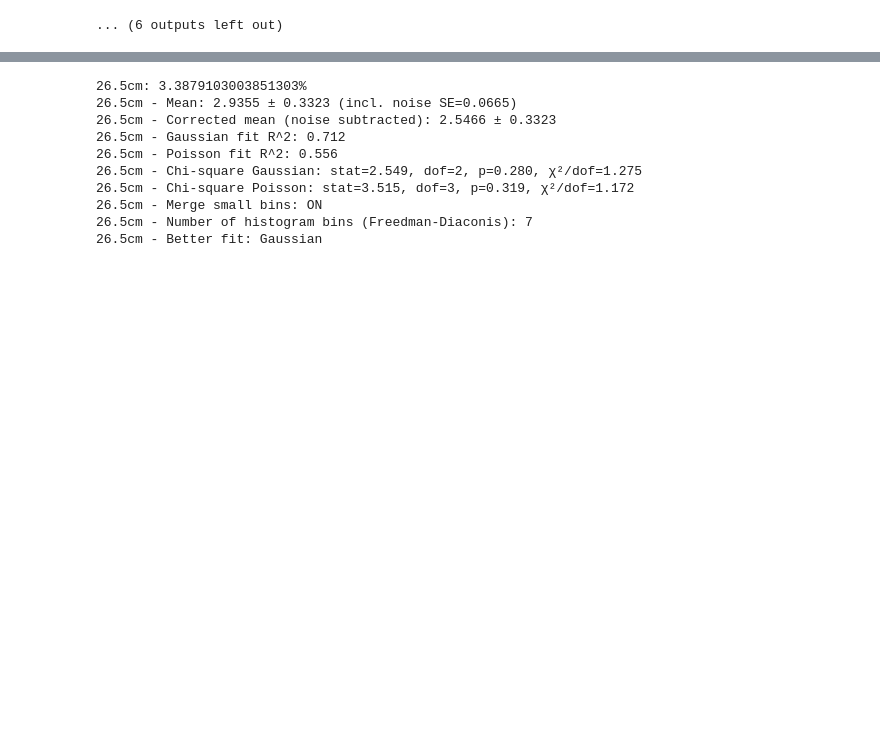
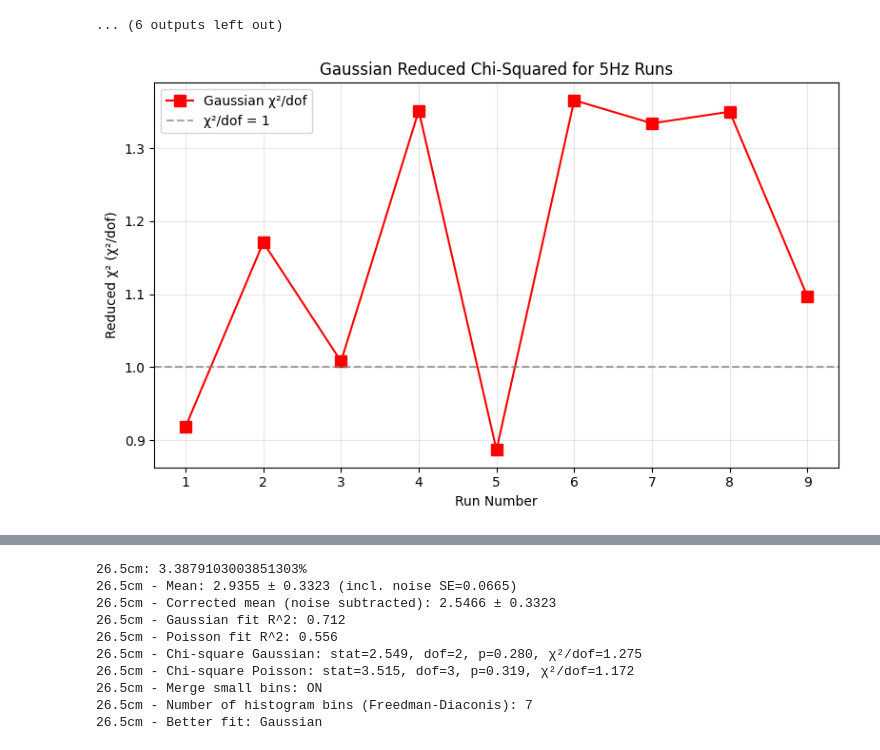
Before and after one commit to roznik20/geiger-lab, a Jupyter notebook: main.ipynb, the cells around one changed output, grey strips where cells are left out. Cells and saved outputs as stored; diff of their text form; code cells hidden in the pictures; blank space fills up the shorter version.

```diff
--- a/main.ipynb
+++ b/main.ipynb
@@ -724,3 +724,95 @@ run 6 - Number of histogram bins (Freedman-Diaconis): 13
 run 6 - Better fit: Poisson
 [figure]
 ... (6 outputs left out)
+# %%
+# Extract the sampling frequencies and chi²/dof values from 5Hz runs
+some_more = [
+    "5Hz_Run1.csv",
+    "5Hz_Run2.csv",
+    "5Hz_run3.csv",
+    "5Hz_Run4.csv",
+    "5Hz_Run5.csv",
+    "5Hz_Run6.csv",
+    "5Hz_Run7.csv",
+    "5Hz_Run9.csv",
+    "5Hz_Run10.csv",
+]
+run_num = list(range(1, len(some_more) + 1))  # Auto-generate run numbers based on list length
+
+red_chi_g_list = []
+red_chi_p_list = []
+
+for filename in some_more:
+    data_tmp = df(f"data_5hz/{filename}")[field_names[1]].to_numpy()
+
+    mew_tmp = np.mean(data_tmp)
+    sigma_tmp = np.std(data_tmp)
+
+    x_min_tmp = int(np.min(data_tmp))
+    x_max_tmp = int(np.max(data_tmp))
+
+    x_tmp = np.arange(x_min_tmp, x_max_tmp + 1)
+
+    obs_counts_tmp = np.array([np.sum(data_tmp == val) for val in x_tmp])
+
+    exp_gauss_tmp = np.array([gausian(val, mew_tmp, sigma_tmp) for val in x_tmp])
+    exp_gauss_tmp = exp_gauss_tmp / exp_gauss_tmp.sum() * obs_counts_tmp.sum()
+
+    def poisson_safe_tmp(x_val, mu):
+        return np.exp(x_val * np.log(mu) - mu - gammaln(x_val + 1))
+
+    exp_pois_tmp = np.array([poisson_safe_tmp(val, mew_tmp) for val in x_tmp])
+    exp_pois_tmp = exp_pois_tmp / exp_pois_tmp.sum() * obs_counts_tmp.sum()
+
+    def merge_small_bins_tmp(obs, exp, min_exp=5):
+        obs_m, exp_m = [], []
+        o_acc, e_acc = 0, 0
+        for o, e in zip(obs, exp):
+            o_acc += o
+            e_acc += e
+            if e_acc >= min_exp:
+                obs_m.append(o_acc)
+                exp_m.append(e_acc)
+                o_acc, e_acc = 0, 0
+        if e_acc > 0:
+            obs_m[-1] += o_acc
+            exp_m[-1] += e_acc
+        return np.array(obs_m), np.array(exp_m)
+
+    obs_g_tmp, exp_g_tmp = merge_small_bins_tmp(obs_counts_tmp, exp_gauss_tmp)
+    obs_p_tmp, exp_p_tmp = merge_small_bins_tmp(obs_counts_tmp, exp_pois_tmp)
+
+    chi_g_tmp = chisquare(obs_g_tmp, f_exp=exp_g_tmp, ddof=2)
+    chi_p_tmp = chisquare(obs_p_tmp, f_exp=exp_p_tmp, ddof=1)
+
+    dof_g_tmp = len(obs_g_tmp) - 1 - 2
+    dof_p_tmp = len(obs_p_tmp) - 1 - 1
+
+    red_chi_g_list.append(chi_g_tmp.statistic / dof_g_tmp if dof_g_tmp > 0 else float('inf'))
+    red_chi_p_list.append(chi_p_tmp.statistic / dof_p_tmp if dof_p_tmp > 0 else float('inf'))
+
+# Plot 1: Gaussian chi²/dof
+fig1, ax1 = plt.subplots(figsize=(8, 5))
+ax1.plot(run_num, red_chi_g_list, 'rs-', markersize=8, label="Gaussian χ²/dof")
+ax1.axhline(y=1, color='gray', linestyle='--', alpha=0.7, label="χ²/dof = 1")
+ax1.set_xlabel("Run Number")
+ax1.set_ylabel("Reduced χ² (χ²/dof)")
+ax1.set_title("Gaussian Reduced Chi-Squared for 5Hz Runs")
+ax1.grid(alpha=0.3)
+ax1.legend()
+plt.tight_layout()
+plt.show()
+
+# Plot 2: Poisson chi²/dof
+fig2, ax2 = plt.subplots(figsize=(8, 5))
+ax2.plot(run_num, red_chi_p_list, 'go-', markersize=8, label="Poisson χ²/dof")
+ax2.axhline(y=1, color='gray', linestyle='--', alpha=0.7, label="χ²/dof = 1")
+ax2.set_xlabel("Run Number")
+ax2.set_ylabel("Reduced χ² (χ²/dof)")
+ax2.set_title("Poisson Reduced Chi-Squared for 5Hz Runs")
+ax2.grid(alpha=0.3)
+ax2.legend()
+plt.tight_layout()
+plt.show()
+# %% [output]
+[figure, added]
```
Also changed, not shown: parts of 4 cells of this notebook.
